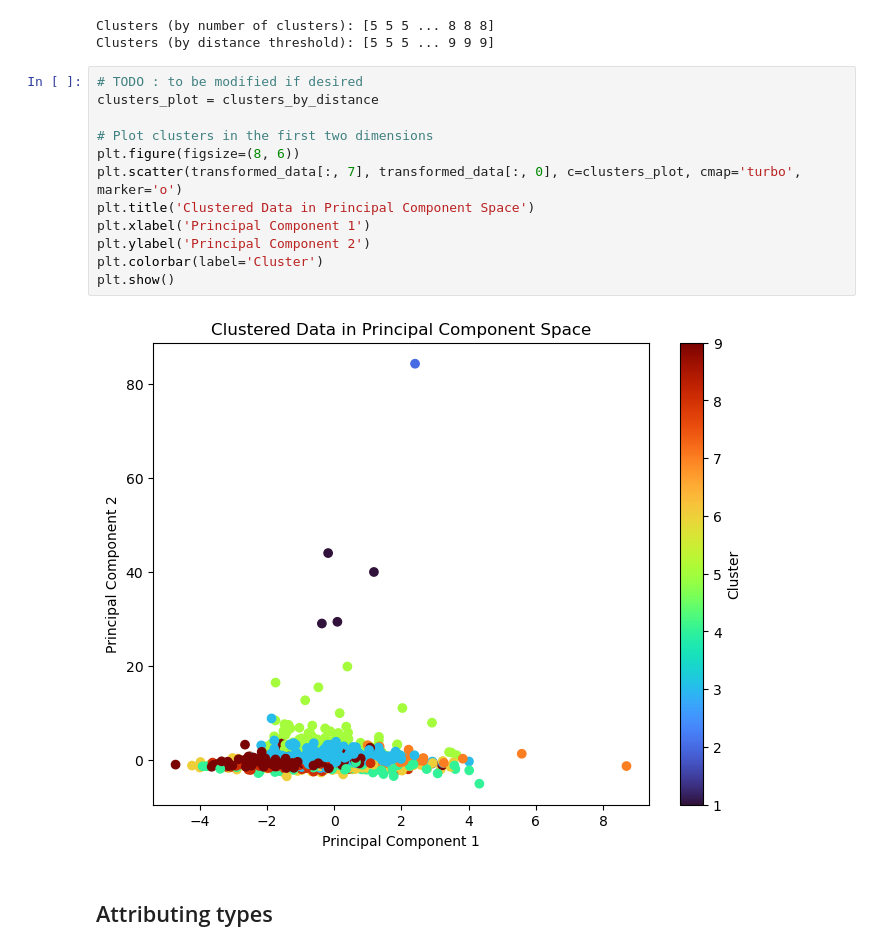
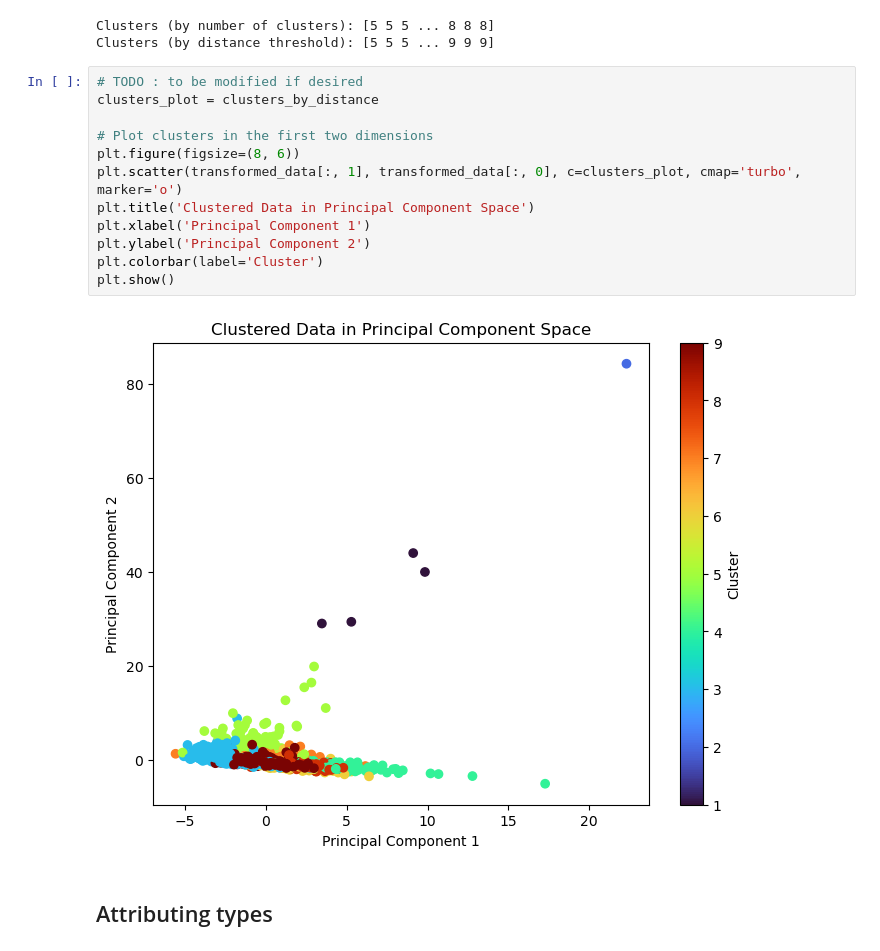
Before and after one commit to matheogodenzi/EnergyTransitionPotential, a Jupyter notebook: source/models/PCA.ipynb, the cells around one changed output. Drawn from its saved outputs; the diff is of its cells as text.

```diff
--- a/source/models/PCA.ipynb
+++ b/source/models/PCA.ipynb
@@ -159,17 +165,17 @@ Clusters (by distance threshold): [5 5 5 ... 9 9 9]
 # %%
 # TODO : to be modified if desired
 clusters_plot = clusters_by_distance
 
 # Plot clusters in the first two dimensions
 plt.figure(figsize=(8, 6))
-plt.scatter(transformed_data[:, 7], transformed_data[:, 0], c=clusters_plot, cmap='turbo', marker='o')
+plt.scatter(transformed_data[:, 1], transformed_data[:, 0], c=clusters_plot, cmap='turbo', marker='o')
 plt.title('Clustered Data in Principal Component Space')
 plt.xlabel('Principal Component 1')
 plt.ylabel('Principal Component 2')
 plt.colorbar(label='Cluster')
 plt.show()
 # %% [output]
-[figure, old version]
+[figure, new version]
 # %% [markdown]
 ## Attributing types
 # %%
```
Also changed, not shown: parts of 13 cells of this notebook.
